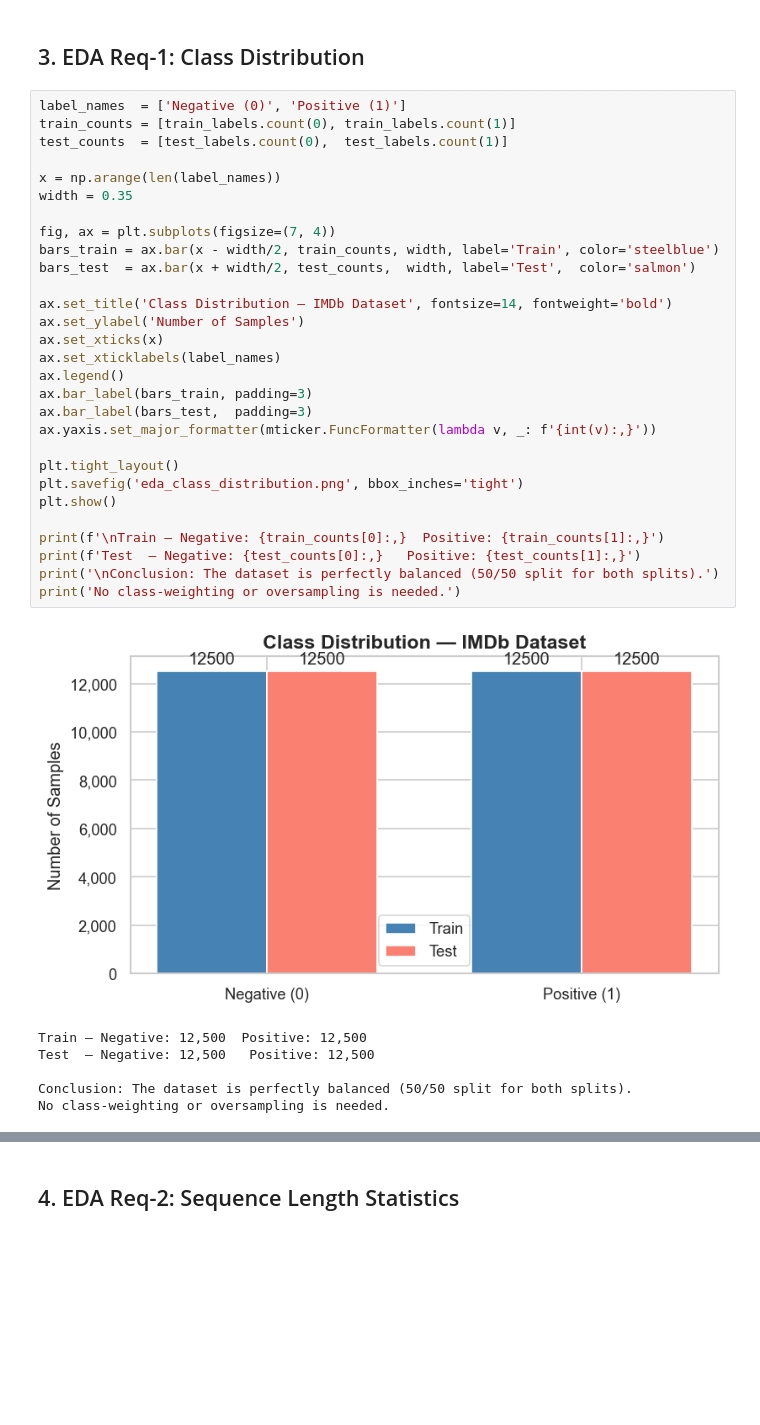
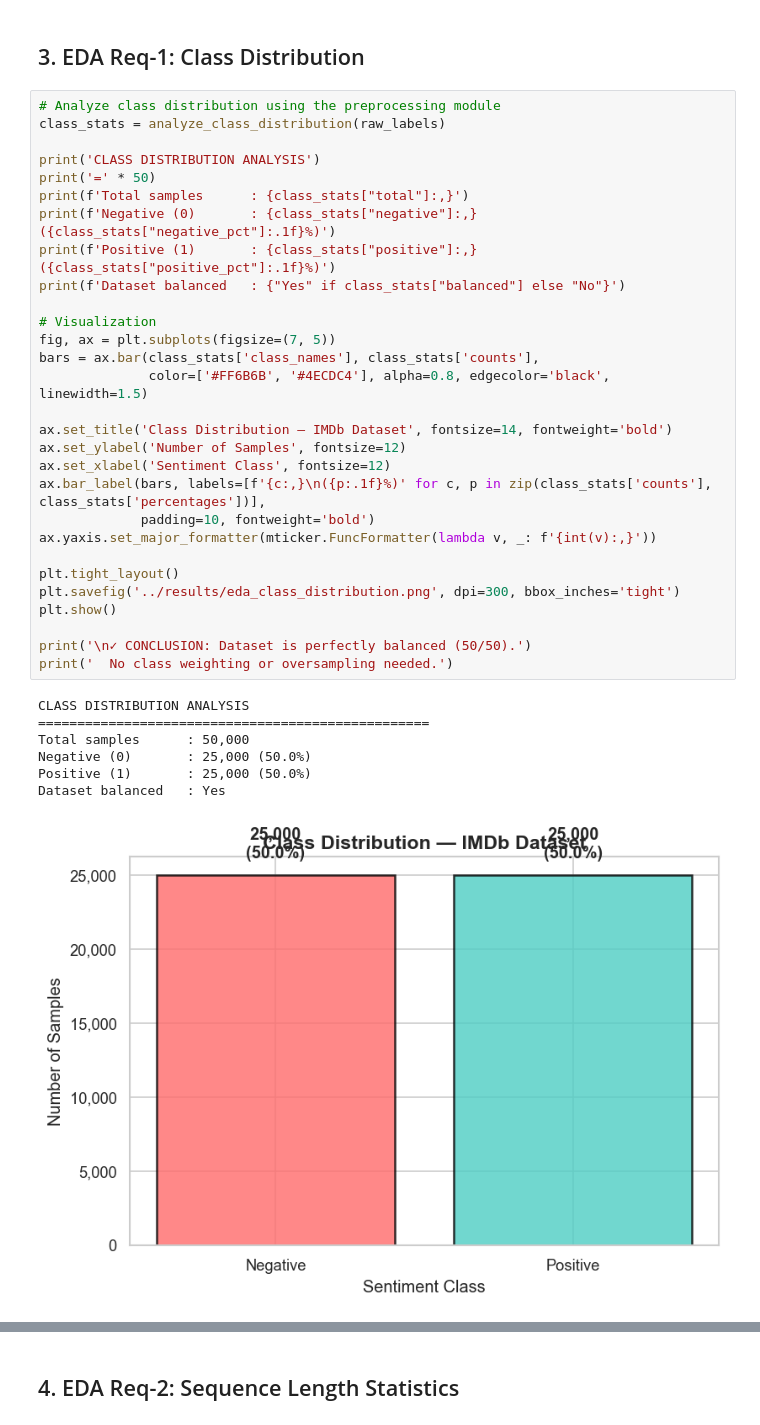
Before and after one commit to dateddy/523V0015_523K0078_Midterm, a Jupyter notebook: notebooks/01_eda.ipynb, the cells around one changed output, grey strips where cells are left out. Cells and saved outputs as stored; diff of their text form; blank space fills up the shorter version.

```diff
--- a/notebooks/01_eda.ipynb
+++ b/notebooks/01_eda.ipynb
@@ -84,38 +102,39 @@ After:  i rented i am curious-yellow from my video store because of all the cont
 # %% [markdown]
 ## 3. EDA Req-1: Class Distribution
 # %%
-label_names  = ['Negative (0)', 'Positive (1)']
-train_counts = [train_labels.count(0), train_labels.count(1)]
-test_counts  = [test_labels.count(0),  test_labels.count(1)]
+# Analyze class distribution using the preprocessing module
+class_stats = analyze_class_distribution(raw_labels)
 
-x = np.arange(len(label_names))
-width = 0.35
+print('CLASS DISTRIBUTION ANALYSIS')
+print('=' * 50)
+print(f'Total samples      : {class_stats["total"]:,}')
+print(f'Negative (0)       : {class_stats["negative"]:,} ({class_stats["negative_pct"]:.1f}%)')
+print(f'Positive (1)       : {class_stats["positive"]:,} ({class_stats["positive_pct"]:.1f}%)')
+print(f'Dataset balanced   : {"Yes" if class_stats["balanced"] else "No"}')
 
-fig, ax = plt.subplots(figsize=(7, 4))
-bars_train = ax.bar(x - width/2, train_counts, width, label='Train', color='steelblue')
-bars_test  = ax.bar(x + width/2, test_counts,  width, label='Test',  color='salmon')
+# Visualization
+fig, ax = plt.subplots(figsize=(7, 5))
+bars = ax.bar(class_stats['class_names'], class_stats['counts'],
+              color=['#FF6B6B', '#4ECDC4'], alpha=0.8, edgecolor='black', linewidth=1.5)
 
 ax.set_title('Class Distribution — IMDb Dataset', fontsize=14, fontweight='bold')
-ax.set_ylabel('Number of Samples')
-ax.set_xticks(x)
-ax.set_xticklabels(label_names)
-ax.legend()
-ax.bar_label(bars_train, padding=3)
-ax.bar_label(bars_test,  padding=3)
+ax.set_ylabel('Number of Samples', fontsize=12)
+ax.set_xlabel('Sentiment Class', fontsize=12)
+ax.bar_label(bars, labels=[f'{c:,}\n({p:.1f}%)' for c, p in zip(class_stats['counts'], class_stats['percentages'])],
+             padding=10, fontweight='bold')
 ax.yaxis.set_major_formatter(mticker.FuncFormatter(lambda v, _: f'{int(v):,}'))
 
 plt.tight_layout()
-plt.savefig('eda_class_distribution.png', bbox_inches='tight')
+plt.savefig('../results/eda_class_distribution.png', dpi=300, bbox_inches='tight')
 plt.show()
 
-print(f'\nTrain — Negative: {train_counts[0]:,}  Positive: {train_counts[1]:,}')
-print(f'Test  — Negative: {test_counts[0]:,}   Positive: {test_counts[1]:,}')
-print('\nConclusion: The dataset is perfectly balanced (50/50 split for both splits).')
-print('No class-weighting or oversampling is needed.')
+print('\n✓ CONCLUSION: Dataset is perfectly balanced (50/50).')
+print('  No class weighting or oversampling needed.')
 # %% [output]
+CLASS DISTRIBUTION ANALYSIS
+==================================================
+Total samples      : 50,000
+Negative (0)       : 25,000 (50.0%)
+Positive (1)       : 25,000 (50.0%)
+Dataset balanced   : Yes
-[figure, old version]
+[figure, new version]
-Train — Negative: 12,500  Positive: 12,500
-Test  — Negative: 12,500   Positive: 12,500
-
-Conclusion: The dataset is perfectly balanced (50/50 split for both splits).
-No class-weighting or oversampling is needed.
```
Also changed, not shown: parts of 9 cells of this notebook, 12 other files.
